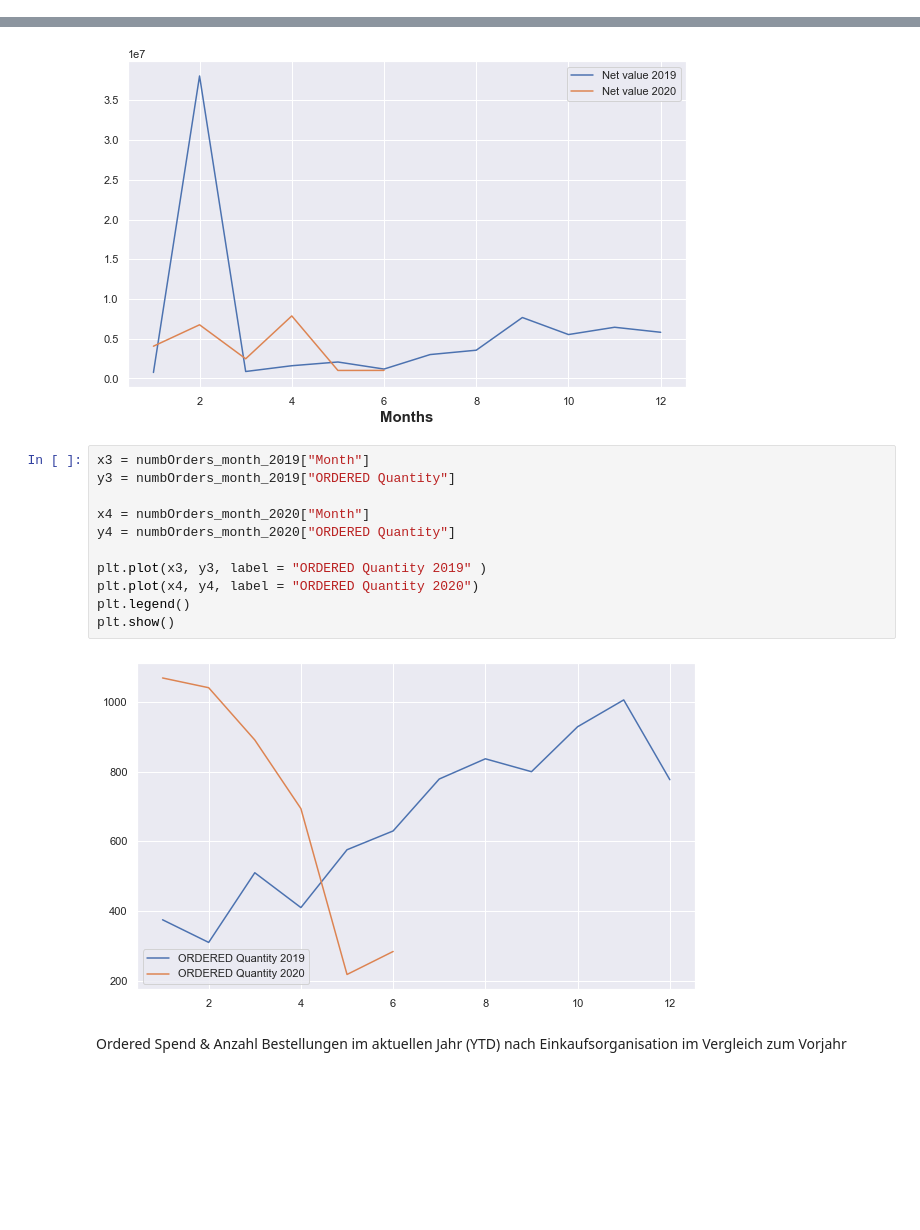
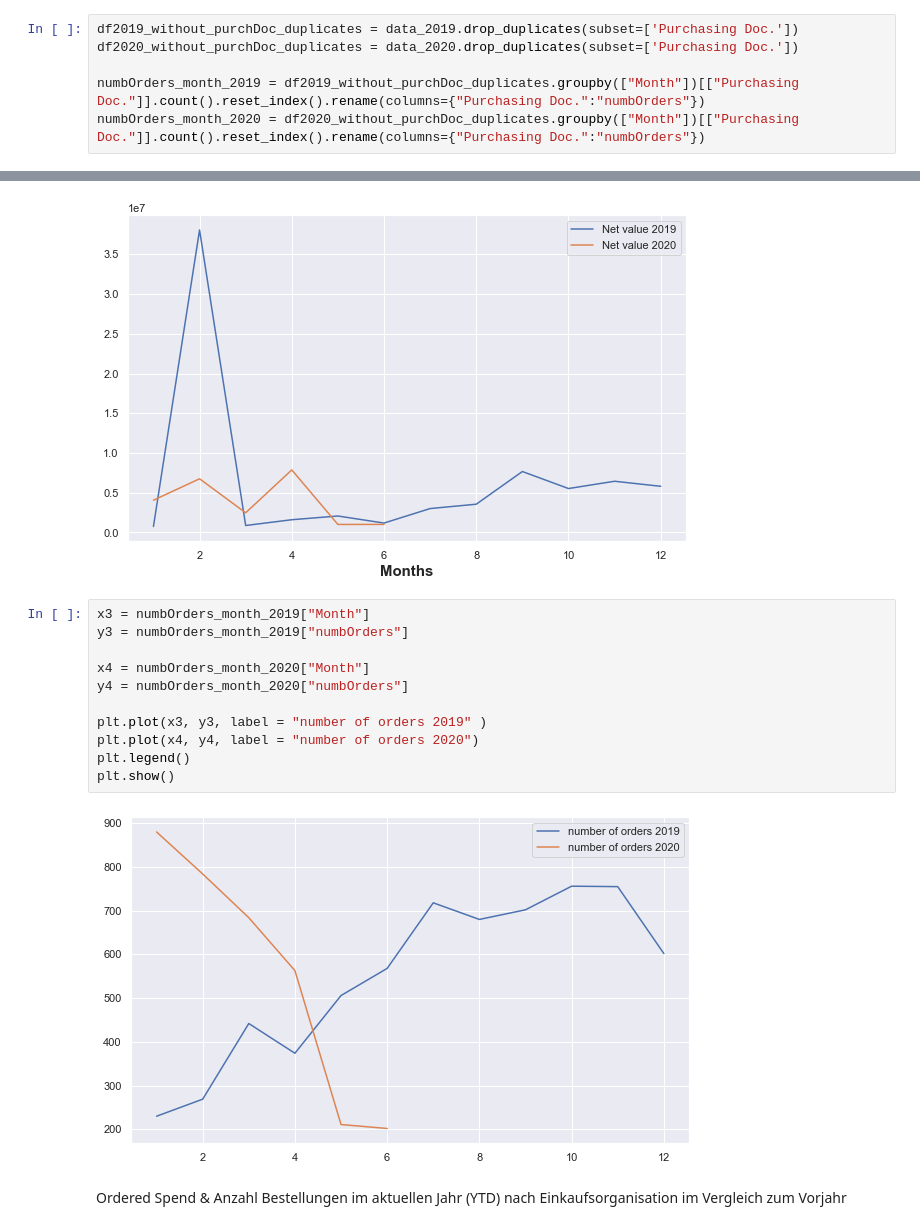
Before and after one commit to zabi-salehi/Data_Visualization, a Jupyter notebook: visualisation.ipynb, the cells around one changed output, grey strips where cells are left out. Drawn from its saved outputs; the diff is of its cells as text; blank space fills up the shorter version.

Commit message:
visualisierungen

```diff
--- a/visualisation.ipynb
+++ b/visualisation.ipynb
@@ -132,3 +112,9 @@ numbOrders_month_2020["ORDERED Quantity"].sum() # nur zum testen ob die zahl sti
+# %%
+df2019_without_purchDoc_duplicates = data_2019.drop_duplicates(subset=['Purchasing Doc.'])
+df2020_without_purchDoc_duplicates = data_2020.drop_duplicates(subset=['Purchasing Doc.'])
+
+numbOrders_month_2019 = df2019_without_purchDoc_duplicates.groupby(["Month"])[["Purchasing Doc."]].count().reset_index().rename(columns={"Purchasing Doc.":"numbOrders"})
+numbOrders_month_2020 = df2020_without_purchDoc_duplicates.groupby(["Month"])[["Purchasing Doc."]].count().reset_index().rename(columns={"Purchasing Doc.":"numbOrders"})
 # %%
 orderdSpend_month_2019
 # %% [output]
@@ -174,17 +166,17 @@ plt.show()
 [figure]
 # %%
 x3 = numbOrders_month_2019["Month"]
-y3 = numbOrders_month_2019["ORDERED Quantity"]
+y3 = numbOrders_month_2019["numbOrders"]
 
 x4 = numbOrders_month_2020["Month"]
-y4 = numbOrders_month_2020["ORDERED Quantity"]
+y4 = numbOrders_month_2020["numbOrders"]
 
-plt.plot(x3, y3, label = "ORDERED Quantity 2019" )
-plt.plot(x4, y4, label = "ORDERED Quantity 2020")
+plt.plot(x3, y3, label = "number of orders 2019" )
+plt.plot(x4, y4, label = "number of orders 2020")
 plt.legend()
 plt.show()
 # %% [output]
-[figure, old version]
+[figure, new version]
 # %% [markdown]
 Ordered Spend & Anzahl Bestellungen im aktuellen Jahr (YTD) nach
 Einkaufsorganisation im Vergleich zum Vorjahr
```
Also changed, not shown: parts of 22 cells of this notebook, 1 other file.
